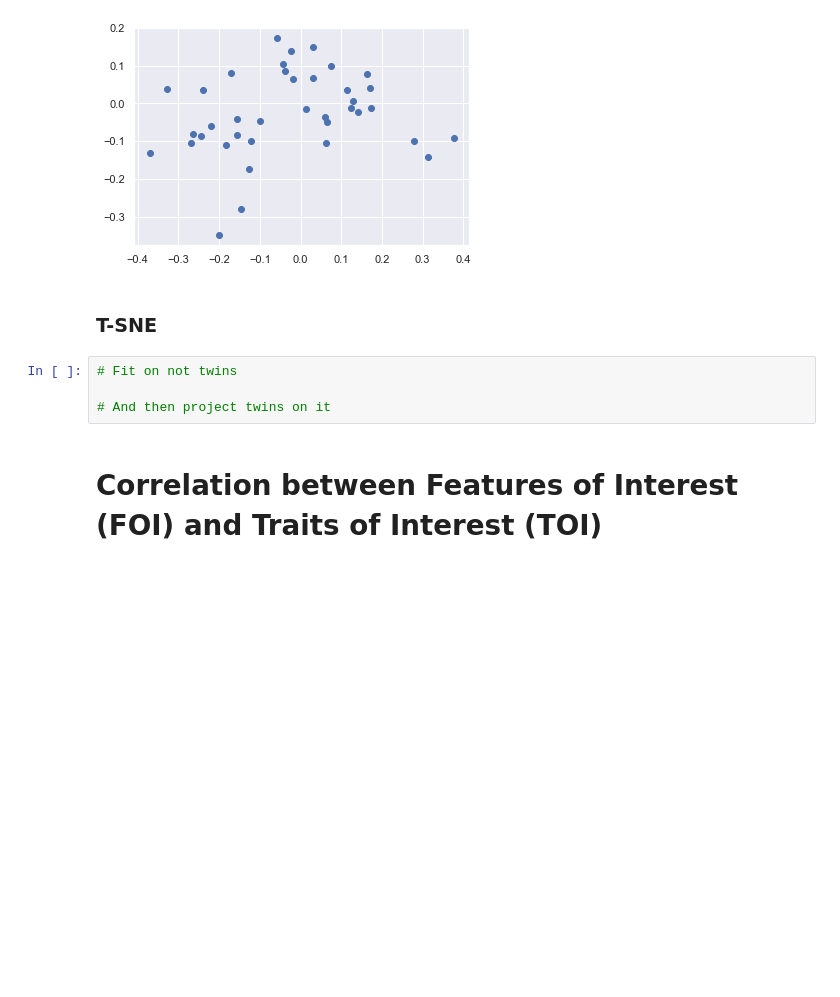
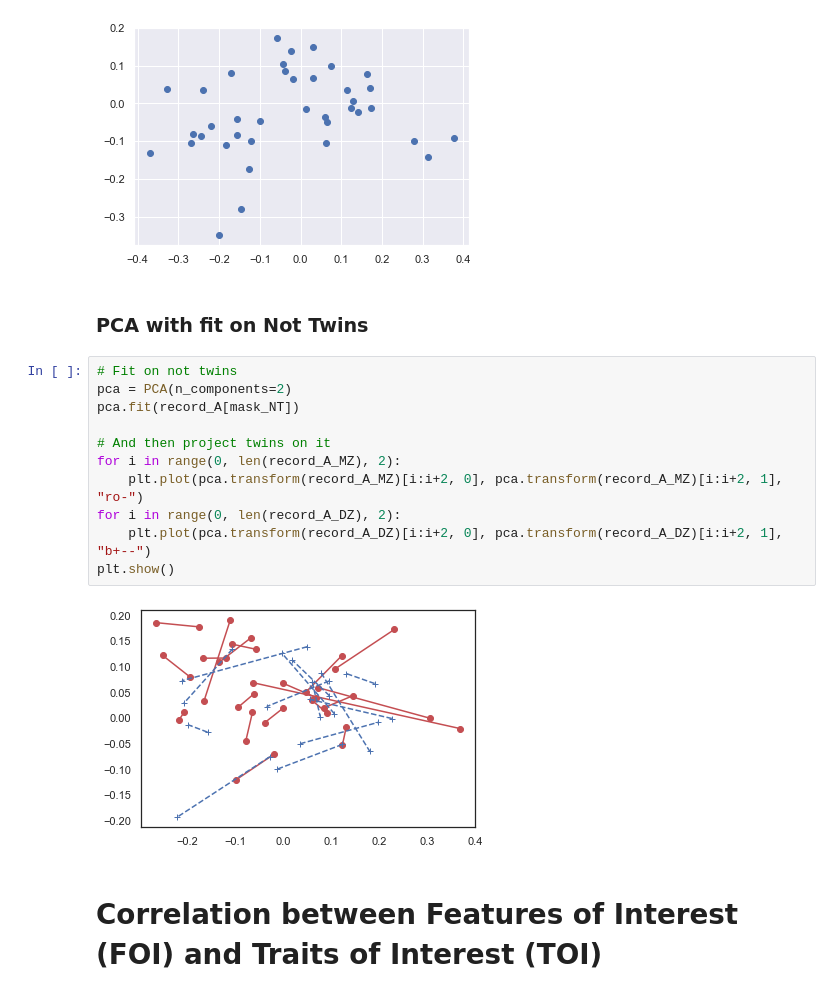
Before and after one commit to Epideixx/Fingerprints_Twins, a Jupyter notebook: PSD_processing.ipynb, the cells around one changed output. Cells and saved outputs as stored; diff of their text form; blank space fills up the shorter version.

```diff
--- a/PSD_processing.ipynb
+++ b/PSD_processing.ipynb
@@ -744,11 +745,20 @@ plt.scatter(pca.transform(record_A_MZ)[:, 0], pca.transform(record_A_MZ)[:, 1])
 # %% [output]
 <matplotlib.collections.PathCollection at 0x...>
 [figure]
-# %% [markdown]
-### T-SNE
-# %%
-# Fit on not twins
-
-# And then project twins on it
+# %% [markdown]
+### PCA with fit on Not Twins
+# %%
+# Fit on not twins
+pca = PCA(n_components=2)
+pca.fit(record_A[mask_NT])
+
+# And then project twins on it
+for i in range(0, len(record_A_MZ), 2):
+    plt.plot(pca.transform(record_A_MZ)[i:i+2, 0], pca.transform(record_A_MZ)[i:i+2, 1], "ro-")
+for i in range(0, len(record_A_DZ), 2):
+    plt.plot(pca.transform(record_A_DZ)[i:i+2, 0], pca.transform(record_A_DZ)[i:i+2, 1], "b+--")
+plt.show()
+# %% [output]
+[figure, added]
 # %% [markdown]
 # Correlation between Features of Interest (FOI) and Traits of Interest (TOI)
```
Also changed, not shown: parts of 1 cell of this notebook.
